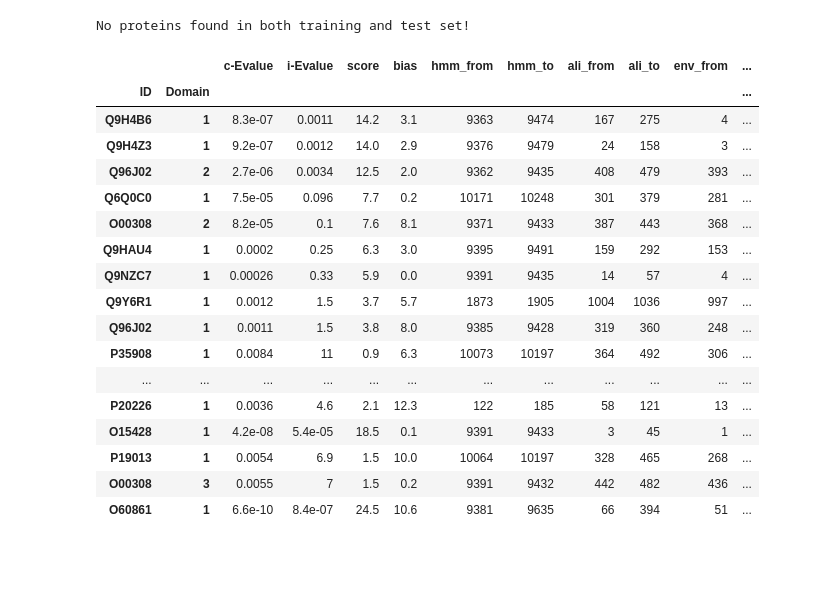
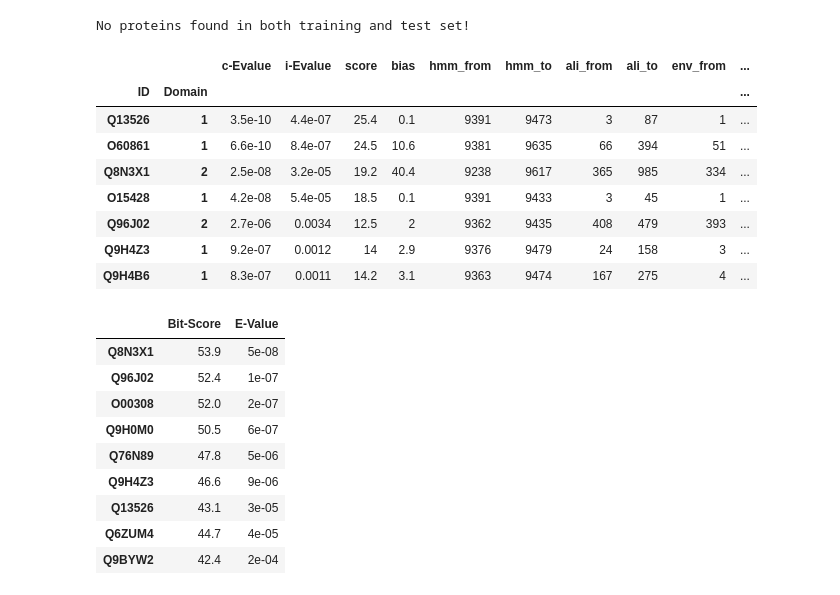
Before and after one commit to damiclem/proteincake, a Jupyter notebook: Helping function (temp).ipynb, the cells around one changed output. Drawn from its saved outputs; the diff is of its cells as text; code cells hidden in the pictures; blank space fills up the shorter version.

```diff
--- a/Helping function (temp).ipynb
+++ b/Helping function (temp).ipynb
@@ -218,48 +218,77 @@ def hmm_parser(path):
         col[8], col[9] = 'env_{}'.format(col[8]), 'env_{}'.format(col[9])
         # Init MultiIndex and Values
         outer, inner = [], []
         values = []
         # We cycle in the rows to get ID, domain and values
         for lines in results:
             if lines[0:2] == 'sp':
                 line = lines.split()
                 # Here we get the values
                 values.append(line[11:22])
                 # Here we get the multindex
                 key = line[0].split('|')[1]
                 if key not in outer:
                     n = 1
                     outer.append(key)
                     inner.append(1)
                 else:
                     outer.append(key)
                     inner.append(n)
                 n += 1
         # Create the MultiIndex
         arrays = [outer, inner]
         index = pd.MultiIndex.from_arrays(arrays, names=('ID', 'Domain'))
         # Return df
         df = pd.DataFrame(values, columns=col, index=index)
+        # Transform values from str to float
+        df.iloc[:, :4] = df.iloc[:, :4].applymap(lambda x: float(x))
         return df
 
-df = hmm_parser(path='results//HMM_domtblout_all').sort_values(by=['i-Evalue'])
-df.head(20)
+
+df = hmm_parser(path='results//HMM_domtblout_all')
+df[df['i-Evalue'] < 0.05]
 # %% [output]
 |  |  | c-Evalue | i-Evalue | score | bias | hmm_from | hmm_to | ali_from | ali_to | env_from | ... |
 | ID | Domain |  |  |  |  |  |  |  |  |  | ... |
+| Q13526 | 1 | 3.5e-10 | 4.4e-07 | 25.4 | 0.1 | 9391 | 9473 | 3 | 87 | 1 | ... |
+| O60861 | 1 | 6.6e-10 | 8.4e-07 | 24.5 | 10.6 | 9381 | 9635 | 66 | 394 | 51 | ... |
+| Q8N3X1 | 2 | 2.5e-08 | 3.2e-05 | 19.2 | 40.4 | 9238 | 9617 | 365 | 985 | 334 | ... |
+| O15428 | 1 | 4.2e-08 | 5.4e-05 | 18.5 | 0.1 | 9391 | 9433 | 3 | 45 | 1 | ... |
+| Q96J02 | 2 | 2.7e-06 | 0.0034 | 12.5 | 2 | 9362 | 9435 | 408 | 479 | 393 | ... |
+| Q9H4Z3 | 1 | 9.2e-07 | 0.0012 | 14 | 2.9 | 9376 | 9479 | 24 | 158 | 3 | ... |
 | Q9H4B6 | 1 | 8.3e-07 | 0.0011 | 14.2 | 3.1 | 9363 | 9474 | 167 | 275 | 4 | ... |
-| Q9H4Z3 | 1 | 9.2e-07 | 0.0012 | 14.0 | 2.9 | 9376 | 9479 | 24 | 158 | 3 | ... |
-| Q96J02 | 2 | 2.7e-06 | 0.0034 | 12.5 | 2.0 | 9362 | 9435 | 408 | 479 | 393 | ... |
-| Q6Q0C0 | 1 | 7.5e-05 | 0.096 | 7.7 | 0.2 | 10171 | 10248 | 301 | 379 | 281 | ... |
-| O00308 | 2 | 8.2e-05 | 0.1 | 7.6 | 8.1 | 9371 | 9433 | 387 | 443 | 368 | ... |
-| Q9HAU4 | 1 | 0.0002 | 0.25 | 6.3 | 3.0 | 9395 | 9491 | 159 | 292 | 153 | ... |
-| Q9NZC7 | 1 | 0.00026 | 0.33 | 5.9 | 0.0 | 9391 | 9435 | 14 | 57 | 4 | ... |
-| Q9Y6R1 | 1 | 0.0012 | 1.5 | 3.7 | 5.7 | 1873 | 1905 | 1004 | 1036 | 997 | ... |
-| Q96J02 | 1 | 0.0011 | 1.5 | 3.8 | 8.0 | 9385 | 9428 | 319 | 360 | 248 | ... |
-| P35908 | 1 | 0.0084 | 11 | 0.9 | 6.3 | 10073 | 10197 | 364 | 492 | 306 | ... |
-| ... | ... | ... | ... | ... | ... | ... | ... | ... | ... | ... | ... |
-| P20226 | 1 | 0.0036 | 4.6 | 2.1 | 12.3 | 122 | 185 | 58 | 121 | 13 | ... |
-| O15428 | 1 | 4.2e-08 | 5.4e-05 | 18.5 | 0.1 | 9391 | 9433 | 3 | 45 | 1 | ... |
-| P19013 | 1 | 0.0054 | 6.9 | 1.5 | 10.0 | 10064 | 10197 | 328 | 465 | 268 | ... |
-| O00308 | 3 | 0.0055 | 7 | 1.5 | 0.2 | 9391 | 9432 | 442 | 482 | 436 | ... |
-| O60861 | 1 | 6.6e-10 | 8.4e-07 | 24.5 | 10.6 | 9381 | 9635 | 66 | 394 | 51 | ... |
+# %%
+"""
+Parse the PSSM results such that we return a Dataframe with index ID and Bit-Score and E-Value.
+"""
+def pssm_parser(path):
+    with open(path) as results:
+        # Analyse pssm model
+        while results.__next__()[0:9] != 'Sequences':
+            continue
+        df = pd.DataFrame()
+
+        condition = True
+        results.__next__()
+        while(condition):
+            line = results.__next__().split()
+            if len(line) > 0:
+                df[line[0]] = [line[-2], line[-1]]
+            else:
+                condition = False
+        df = df.transpose()
+        df.columns = ['Bit-Score', 'E-Value']
+        return df
+
+pssm_parser(path = 'results//pssm.txt')
+# %% [output]
+|  | Bit-Score | E-Value |
+| Q8N3X1 | 53.9 | 5e-08 |
+| Q96J02 | 52.4 | 1e-07 |
+| O00308 | 52.0 | 2e-07 |
+| Q9H0M0 | 50.5 | 6e-07 |
+| Q76N89 | 47.8 | 5e-06 |
+| Q9H4Z3 | 46.6 | 9e-06 |
+| Q13526 | 43.1 | 3e-05 |
+| Q6ZUM4 | 44.7 | 4e-05 |
+| Q9BYW2 | 42.4 | 2e-04 |
```
Also changed, not shown: parts of 4 cells of this notebook.
